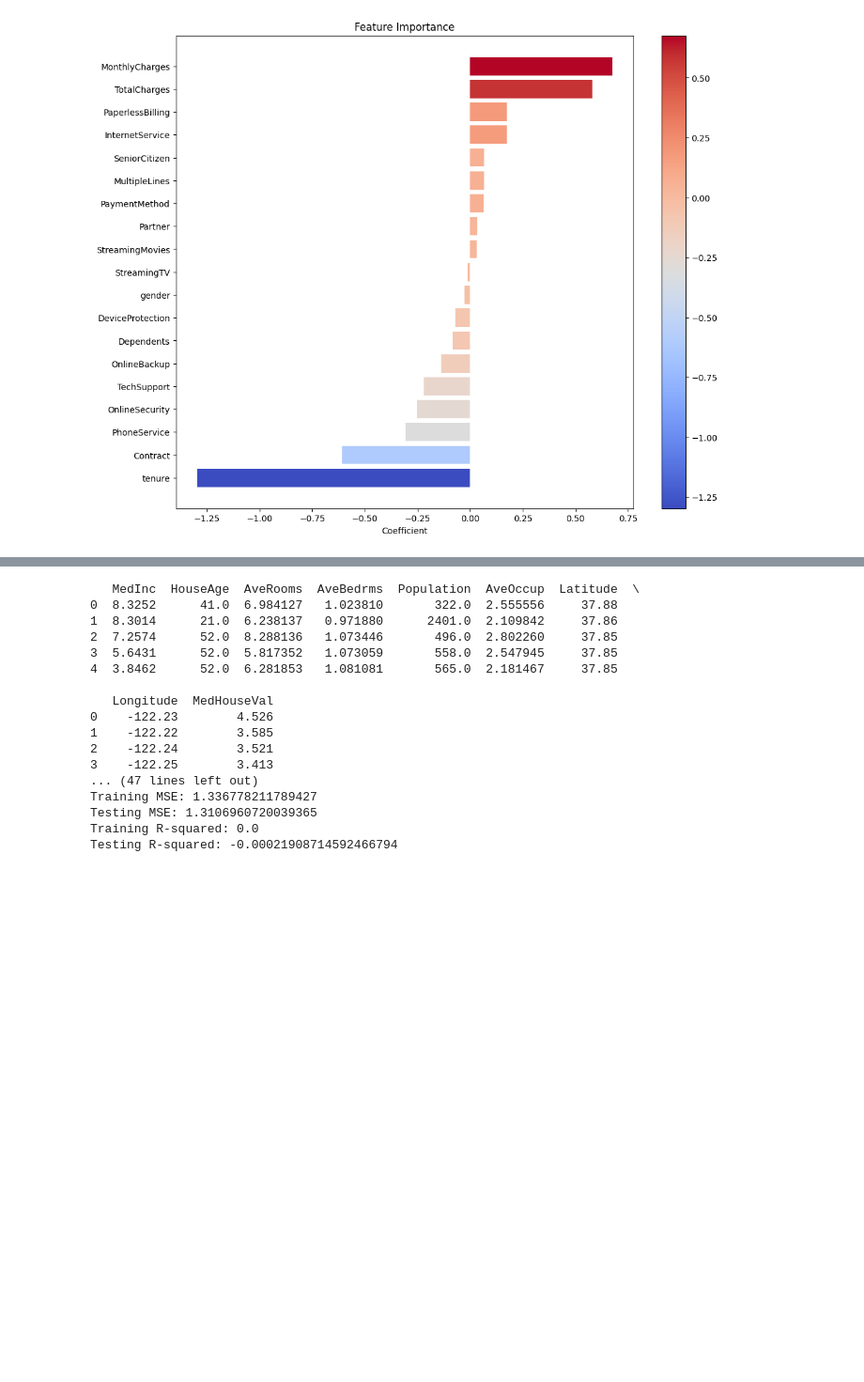
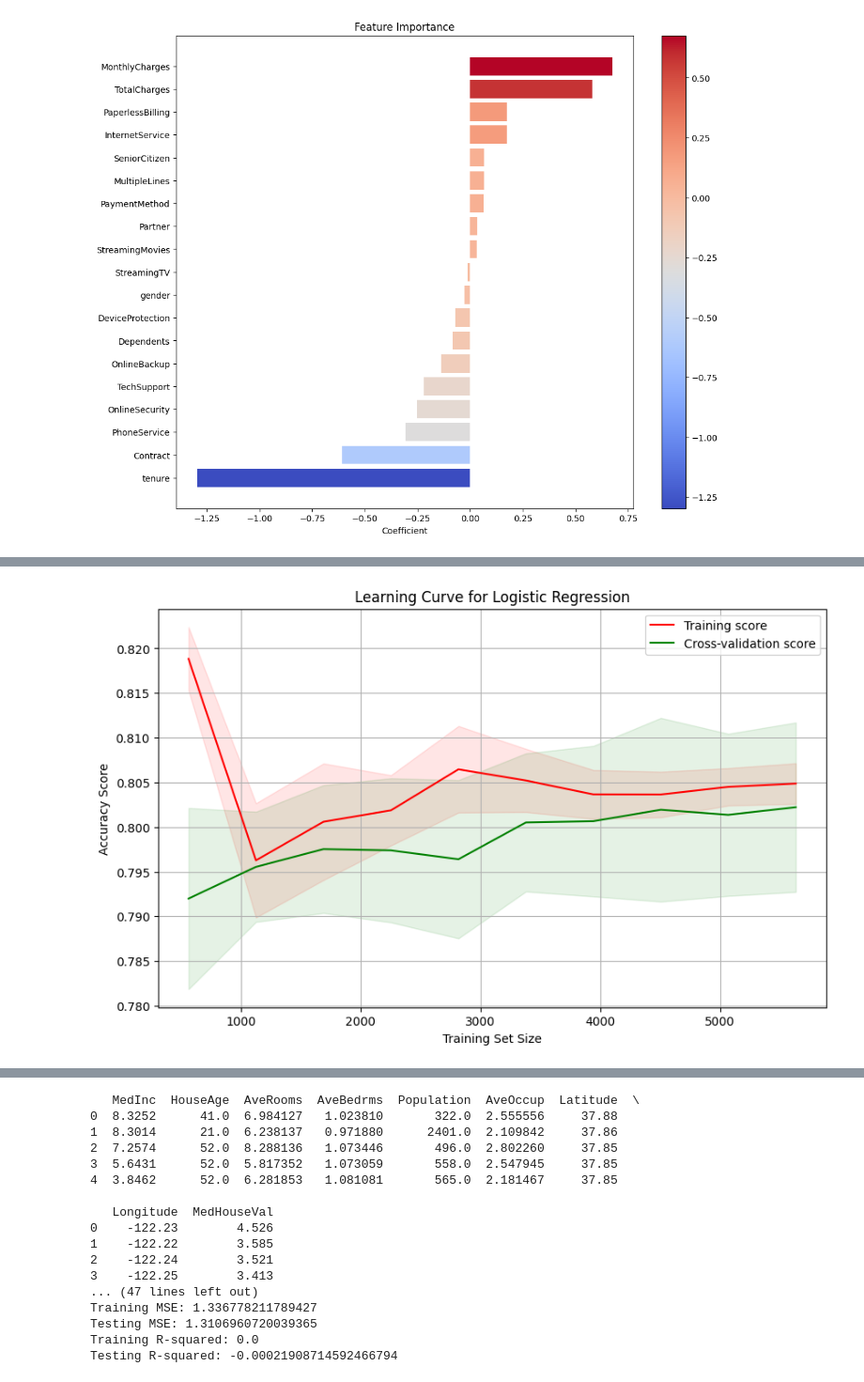
Before and after one commit to SergiDataAnalyst/customer_churn_prediction, a Jupyter notebook: customer_chur_prediction.ipynb, the cells around one changed output, grey strips where cells are left out. Shown at 94% size. Cells and saved outputs as stored; diff of their text form; code cells hidden in the pictures; blank space fills up the shorter version.

```diff
--- a/customer_chur_prediction.ipynb
+++ b/customer_chur_prediction.ipynb
@@ -508,0 +516,20 @@ weighted avg       0.79      0.80      0.80      1409
+# %%
+cleanDF = df.drop('customerID', axis=1) # non-relevant for our model
+
+# Convert all the non-numeric columns to numeric
+for column in cleanDF.columns:
+    if column == 'TotalCharges':
+        continue
+
+    if np.issubdtype(cleanDF[column].dtype, np.number):
+        continue
+
+    else:
+        # Apply label encoding if 2 or fewer distinct values
+        cleanDF[column] = LabelEncoder().fit_transform(cleanDF[column])
+
+x = cleanDF.drop('Churn', axis=1)
+y = cleanDF['Churn']
+x = StandardScaler().fit_transform(x)
+
+xtrain, xtest, ytrain, ytest = train_test_split(x, y, test_size=0.2, random_state=42)
@@ -508,0 +570,28 @@ weighted avg       0.79      0.80      0.80      1409
+# %%
+from sklearn.model_selection import learning_curve
+train_sizes, train_scores, test_scores = learning_curve(model, x, y, cv=5, n_jobs=-1, train_sizes=np.linspace(0.1, 1.0, 10))
+
+# Calculate the mean and standard deviation for training and test scores
+train_mean = np.mean(train_scores, axis=1)
+train_std = np.std(train_scores, axis=1)
+test_mean = np.mean(test_scores, axis=1)
+test_std = np.std(test_scores, axis=1)
+
+# Plot the learning curve
+plt.figure(figsize=(10, 6))
+plt.plot(train_sizes, train_mean, label="Training score", color="r")
+plt.plot(train_sizes, test_mean, label="Cross-validation score", color="g")
+
+# Plot the std deviation as a transparent range at each training set size
+plt.fill_between(train_sizes, train_mean - train_std, train_mean + train_std, color="r", alpha=0.1)
+plt.fill_between(train_sizes, test_mean - test_std, test_mean + test_std, color="g", alpha=0.1)
+
+# Create plot
+plt.title("Learning Curve for Logistic Regression")
+plt.xlabel("Training Set Size")
+plt.ylabel("Accuracy Score")
+plt.legend(loc="best")
+plt.grid()
+plt.show()
+# %% [output]
+[figure, added]
```
Also changed, not shown: parts of 7 cells of this notebook.
